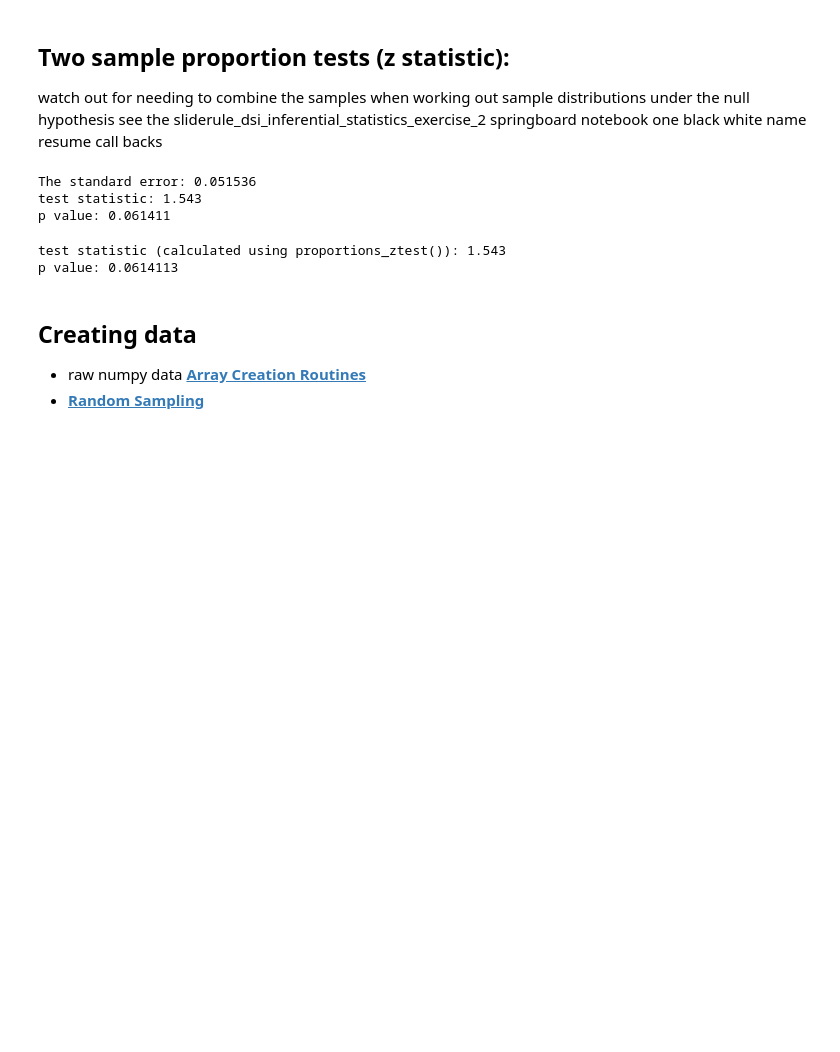
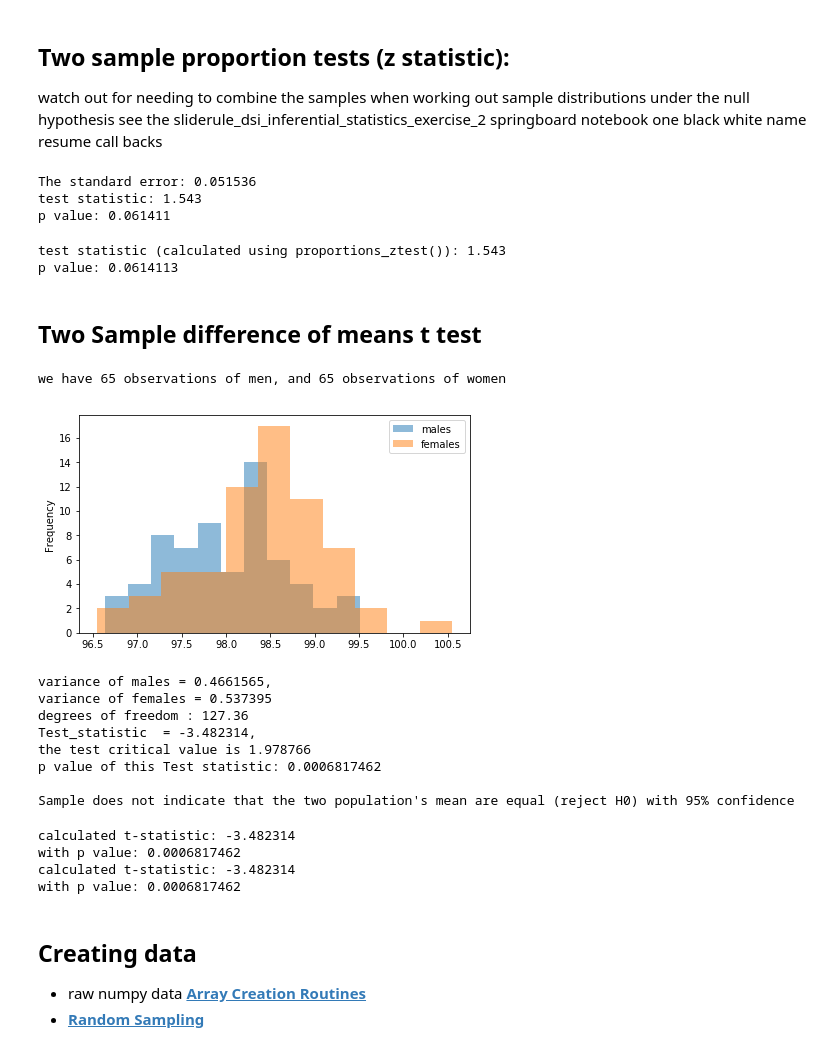
Before and after one commit to alsnkline/Springb, a Jupyter notebook: Reference/Inferential_Statistics.ipynb, the cells around one changed output. Drawn from its saved outputs; the diff is of its cells as text; code cells hidden in the pictures; blank space fills up the shorter version.

Commit message:
3rd Inferential Statistics mini project

```diff
--- a/Reference/Inferential_Statistics.ipynb
+++ b/Reference/Inferential_Statistics.ipynb
@@ -916,6 +916,75 @@ print('p value: {:.6}'.format(p2))
 # %% [output]
 test statistic (calculated using proportions_ztest()): 1.543
 p value: 0.0614113
+# %% [markdown]
+## Two Sample difference of means t test
+# %%
+# https://www.itl.nist.gov/div898/handbook/eda/section3/eda353.htm
+temp_males = pd.Series(np.random.normal(98.104615, 0.698756, 65))
+temp_females = pd.Series(np.random.normal(98.393846, 0.743488, 65))
+n = len(temp_males)
+m = len(temp_females)
+print('we have {} observations of men, and {} observations of women'.format(n,m))
+
+temp_males.plot(kind='hist', bins=11, alpha=0.5, label='males')
+temp_females.plot(kind='hist', bins=11, alpha=0.5, label='females')
+plt.legend()
+plt.show()
+
+# MANUAL
+# Assuming the null hypothesis means we can combine both groups
+var_m = np.var(temp_males, ddof=1)
+var_f =np.var(temp_females, ddof=1)
+sd_combined = np.sqrt(var_m/n+var_f/m)
+
+test_stat = (np.mean(temp_males) - np.mean(temp_females))/sd_combined
+print('variance of males = {:.7}, \nvariance of females = {:.7}'.format(np.var(temp_males), np.var(temp_females)))
+
+# at 95% two tail alpha=0.05 giving 0.025 in each tail and an area to left of crit_t of 0.975
+ddof = (var_m/n+var_f/m)**2 / ((var_m/n)**2/(n-1) + (var_f/m)**2/(m-1))
+#dof = (avar/na + bvar/nb)**2 / (avar**2/(na**2*adof) + bvar**2/(nb**2*bdof))
+crit_t = st.t.ppf(0.975, ddof)
+print('degrees of freedom : {:.5}'.format(ddof))
+
+print('Test_statistic  = {:.7}, \nthe test critical value is {:.7}'.format(test_stat, crit_t))
+
+p_val = 2*st.t.sf(abs(test_stat), df=ddof)
+print('p value of this Test statistic: {:.7}'.format(p_val))
+
+if p_val > 0.05:
+    print("\nSample indicates that the two population's mean are the same (fail to reject H0)")
+else:
+    print("\nSample does not indicate that the two population's mean are equal (reject H0) with 95% confidence")
+# %% [output]
+we have 65 observations of men, and 65 observations of women
+[figure, added]
+variance of males = 0.4661565,
+variance of females = 0.537395
+degrees of freedom : 127.36
+Test_statistic  = -3.482314,
+the test critical value is 1.978766
+p value of this Test statistic: 0.0006817462
+
+Sample does not indicate that the two population's mean are equal (reject H0) with 95% confidence
+# %%
+# AUTOMATIC - when you have the samples
+t, pt = st.ttest_ind(temp_males, temp_females, equal_var = False)       # 2-sample two sided test from samples
+print('calculated t-statistic: {:.7}'.format(t))
+print('with p value: {:.7}'.format(pt))
+
+# AUTOMATIC - when you only have the sample statistics
+mean_m = np.mean(temp_males)
+mean_f = np.mean(temp_females)
+
+# 2-sample two sided test from sample statistics only
+t2,pt2 = st.ttest_ind_from_stats(mean_m, np.sqrt(var_m), n, mean_f, np.sqrt(var_f), m, equal_var=False)
+print('calculated t-statistic: {:.7}'.format(t2))
+print('with p value: {:.7}'.format(pt2))
+# %% [output]
+calculated t-statistic: -3.482314
+with p value: 0.0006817462
+calculated t-statistic: -3.482314
+with p value: 0.0006817462
 # %% [markdown]
 ## Creating data<a id="Create"></a>
 
```
Also changed, not shown: 2 other files.
